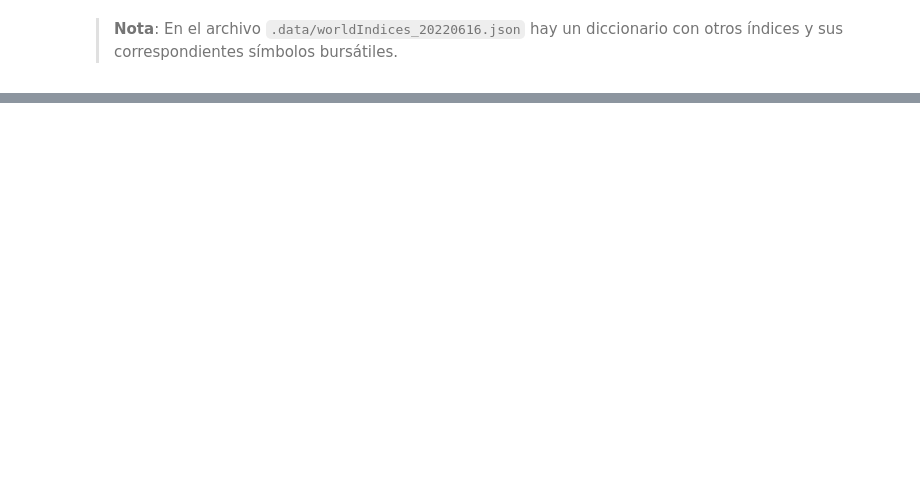
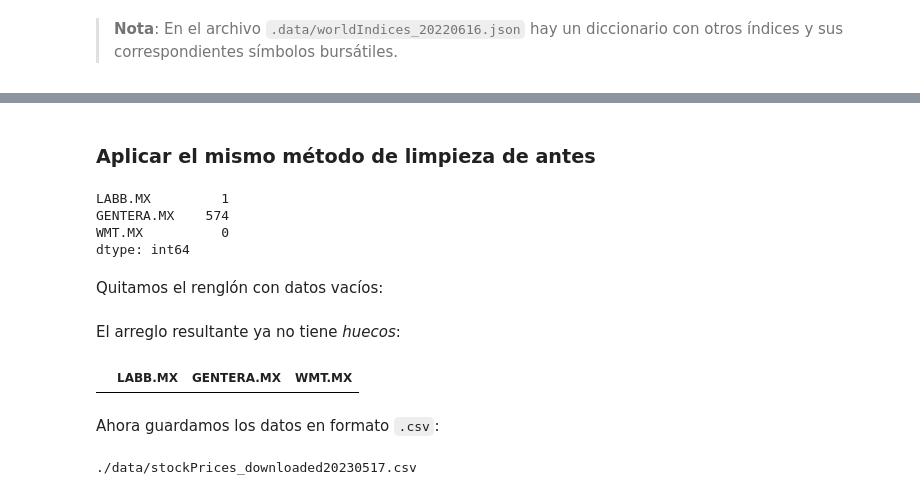
Before and after one commit to mijailo/timeSeriesCorrelations, a Jupyter notebook: 1 - Descarga y preparación de datos.ipynb, the cells around one changed output, grey strips where cells are left out. Cells and saved outputs as stored; diff of their text form; code cells hidden in the pictures; blank space fills up the shorter version.

```diff
--- a/1 - Descarga y preparación de datos.ipynb
+++ b/1 - Descarga y preparación de datos.ipynb
@@ -369,0 +464,38 @@ El archivo luce así:
+# %% [markdown]
+### Aplicar el mismo método de limpieza de antes
+# %%
+bmvStocksDataFrame.isnull().sum(axis=0)
+# %% [output]
+LABB.MX         1
+GENTERA.MX    574
+WMT.MX          0
+dtype: int64
+# %%
+tolerancia=2
+
+bmvStocksDataFrame.interpolate(
+    method='cubic',
+    limit_direction='both',
+    limit=tolerancia,
+    inplace=True #Para mutar el arreglo original
+)
+# %% [markdown]
+Quitamos el renglón con datos vacíos:
+# %%
+bmvStocksDataFrame.dropna(
+    axis='index',
+    how='any',
+    inplace=True
+)
+# %% [markdown]
+El arreglo resultante ya no tiene _huecos_:
+# %%
+bmvStocksDataFrame[bmvStocksDataFrame.isna().any(axis=1)]
+# %% [output]
+|  | LABB.MX | GENTERA.MX | WMT.MX |
+# %% [markdown]
+Ahora guardamos los datos en formato `.csv`:
+# %%
+print(f'{location}/stockPrices_downloaded{today}.csv') #Este es un nombre sugerido
+# %% [output]
+./data/stockPrices_downloaded20230517.csv
```
Also changed, not shown: parts of 24 cells of this notebook, 9 other files.
